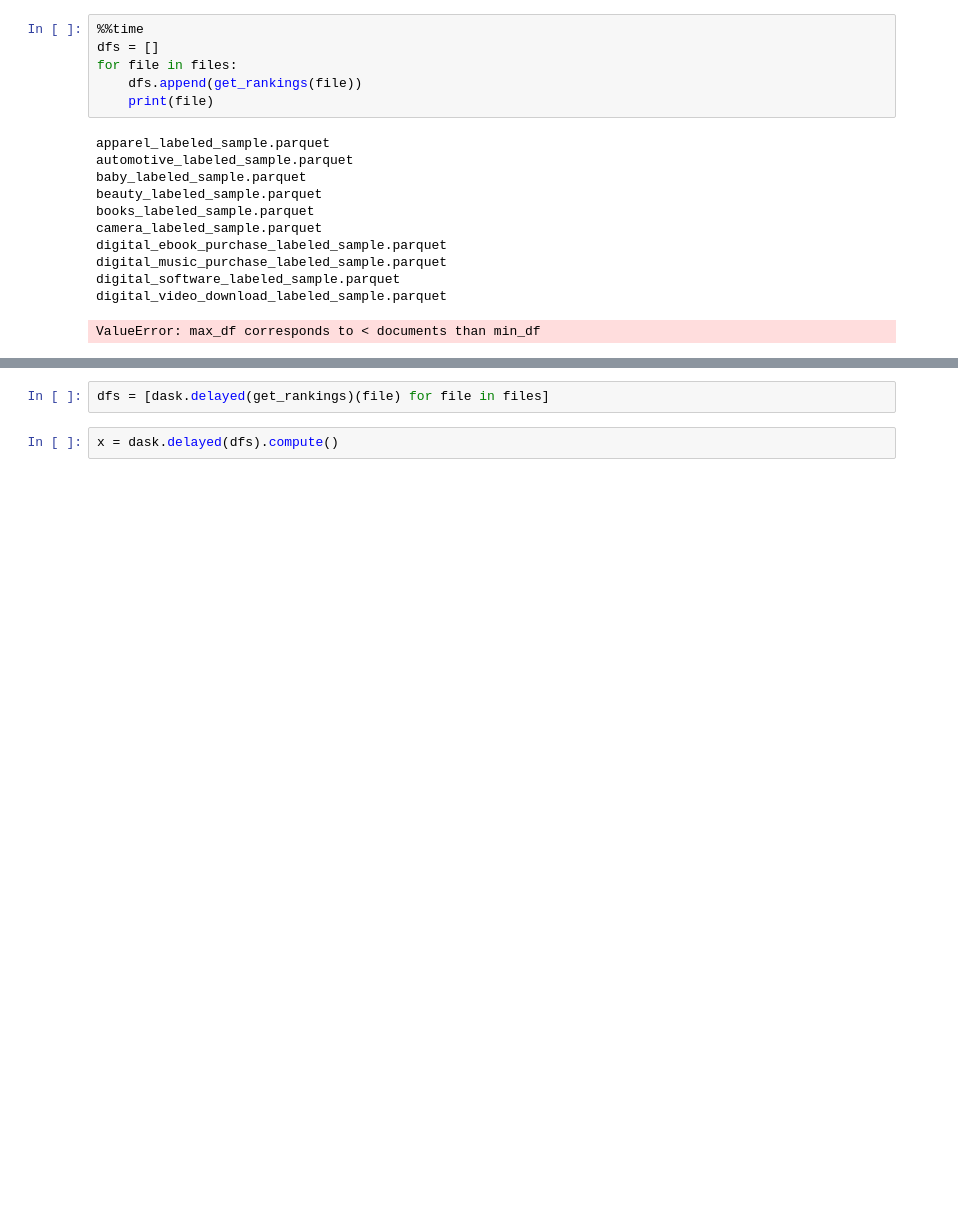
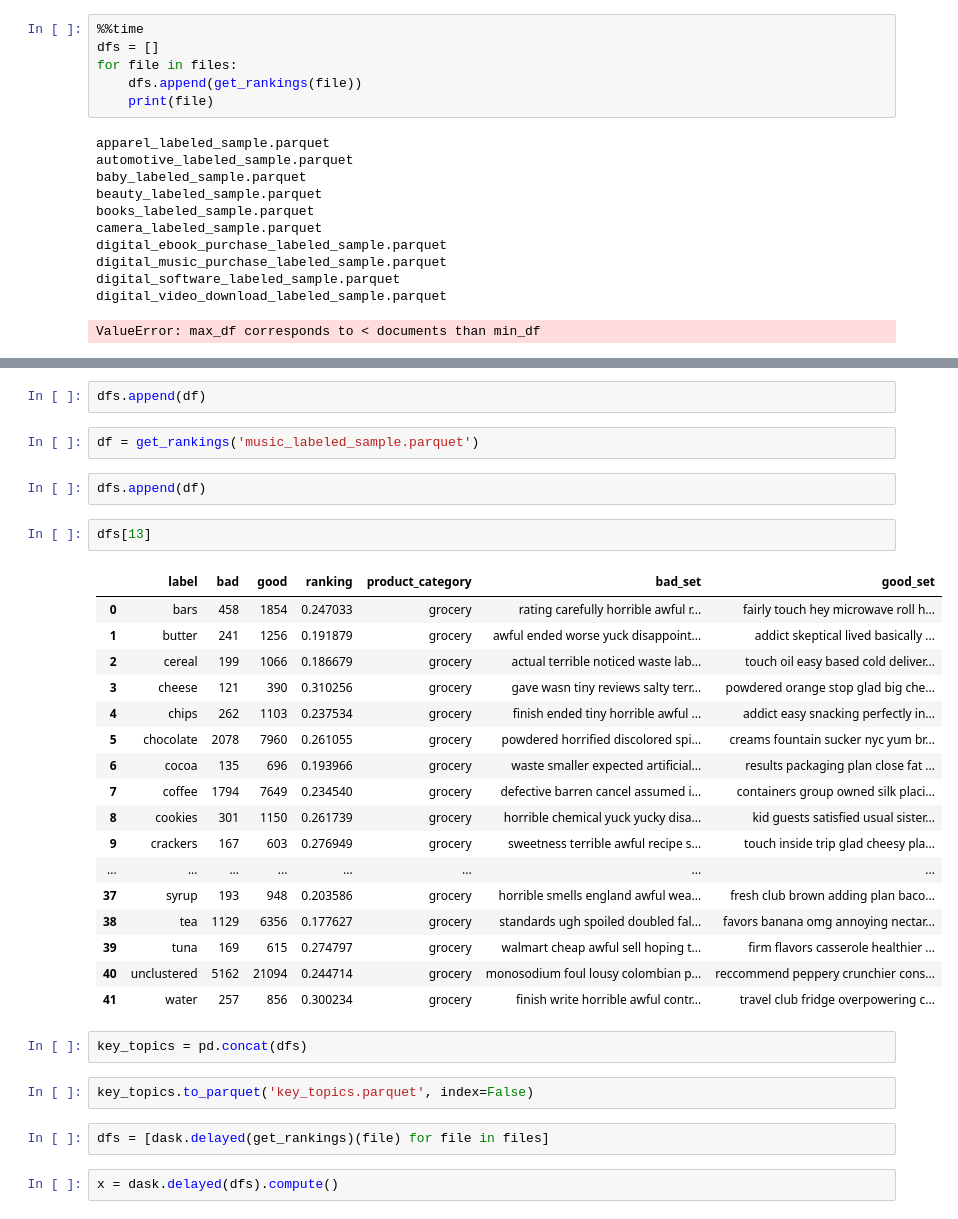
Before and after one commit to yksnilowyrahcaz/Product_Reviews_Analysis, a Jupyter notebook: nlp.ipynb, the cells around one changed output, grey strips where cells are left out. Saved outputs shown, nothing was run; the diff lists cells and outputs as text; blank space fills up the shorter version.

```diff
--- a/nlp.ipynb
+++ b/nlp.ipynb
@@ -616,3 +664,33 @@ dict_keys(['slight', 'improvement', 'year', 'buying', 'madden', 'hoping', 'footb
+# %%
+dfs.append(df)
+# %%
+df = get_rankings('music_labeled_sample.parquet')
+# %%
+dfs.append(df)
+# %%
+dfs[13]
+# %% [output]
+|  | label | bad | good | ranking | product_category | bad_set | good_set |
+| 0 | bars | 458 | 1854 | 0.247033 | grocery | rating carefully horrible awful r... | fairly touch hey microwave roll h... |
+| 1 | butter | 241 | 1256 | 0.191879 | grocery | awful ended worse yuck disappoint... | addict skeptical lived basically ... |
+| 2 | cereal | 199 | 1066 | 0.186679 | grocery | actual terrible noticed waste lab... | touch oil easy based cold deliver... |
+| 3 | cheese | 121 | 390 | 0.310256 | grocery | gave wasn tiny reviews salty terr... | powdered orange stop glad big che... |
+| 4 | chips | 262 | 1103 | 0.237534 | grocery | finish ended tiny horrible awful ... | addict easy snacking perfectly in... |
+| 5 | chocolate | 2078 | 7960 | 0.261055 | grocery | powdered horrified discolored spi... | creams fountain sucker nyc yum br... |
+| 6 | cocoa | 135 | 696 | 0.193966 | grocery | waste smaller expected artificial... | results packaging plan close fat ... |
+| 7 | coffee | 1794 | 7649 | 0.234540 | grocery | defective barren cancel assumed i... | containers group owned silk placi... |
+| 8 | cookies | 301 | 1150 | 0.261739 | grocery | horrible chemical yuck yucky disa... | kid guests satisfied usual sister... |
+| 9 | crackers | 167 | 603 | 0.276949 | grocery | sweetness terrible awful recipe s... | touch inside trip glad cheesy pla... |
+| ... | ... | ... | ... | ... | ... | ... | ... |
+| 37 | syrup | 193 | 948 | 0.203586 | grocery | horrible smells england awful wea... | fresh club brown adding plan baco... |
+| 38 | tea | 1129 | 6356 | 0.177627 | grocery | standards ugh spoiled doubled fal... | favors banana omg annoying nectar... |
+| 39 | tuna | 169 | 615 | 0.274797 | grocery | walmart cheap awful sell hoping t... | firm flavors casserole healthier ... |
+| 40 | unclustered | 5162 | 21094 | 0.244714 | grocery | monosodium foul lousy colombian p... | reccommend peppery crunchier cons... |
+| 41 | water | 257 | 856 | 0.300234 | grocery | finish write horrible awful contr... | travel club fridge overpowering c... |
+# %%
+key_topics = pd.concat(dfs)
+# %%
+key_topics.to_parquet('key_topics.parquet', index=False)
 # %%
 dfs = [dask.delayed(get_rankings)(file) for file in files]
 # %%
```
Also changed, not shown: parts of 12 cells of this notebook, 1 other file.
